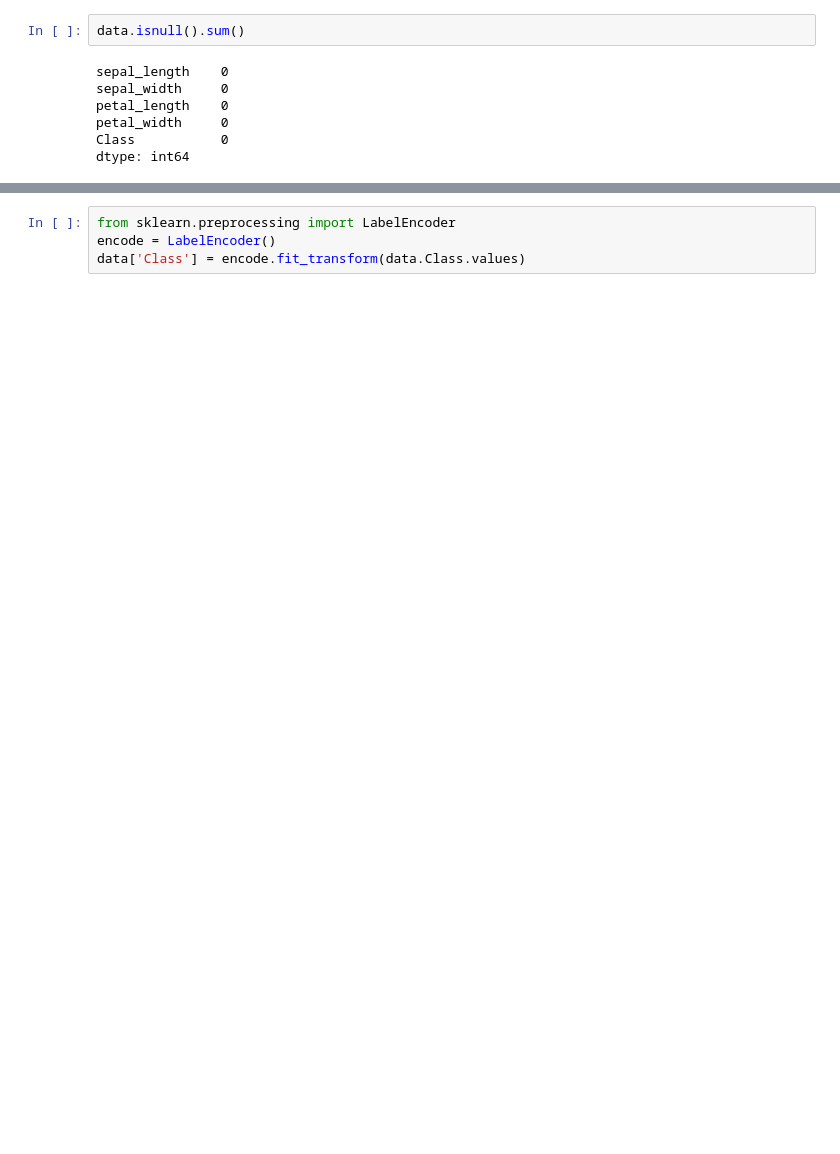
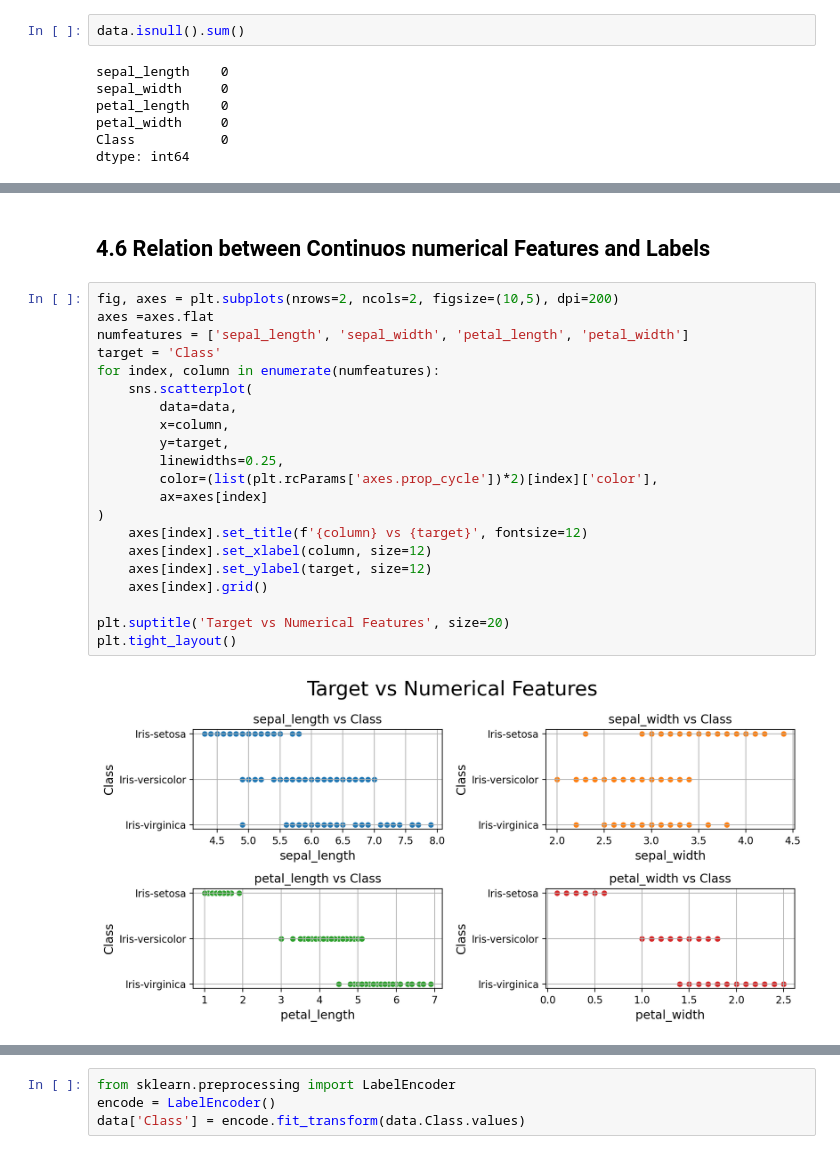
Before and after one commit to SwagAbyss/SwagML, a Jupyter notebook: Projects/iris/Iris_species_prediction.ipynb, the cells around one changed output, grey strips where cells are left out. Drawn from its saved outputs; the diff is of its cells as text; blank space fills up the shorter version.

```diff
--- a/Projects/iris/Iris_species_prediction.ipynb
+++ b/Projects/iris/Iris_species_prediction.ipynb
@@ -154,0 +142,25 @@ sns.countplot(data=data, x='Class')
+# %% [markdown]
+## __4.6 Relation between Continuos numerical Features and Labels__
+# %%
+fig, axes = plt.subplots(nrows=2, ncols=2, figsize=(10,5), dpi=200)
+axes =axes.flat
+numfeatures = ['sepal_length', 'sepal_width', 'petal_length', 'petal_width']
+target = 'Class'
+for index, column in enumerate(numfeatures):
+    sns.scatterplot(
+        data=data,
+        x=column,
+        y=target,
+        linewidths=0.25,
+        color=(list(plt.rcParams['axes.prop_cycle'])*2)[index]['color'],
+        ax=axes[index]
+)
+    axes[index].set_title(f'{column} vs {target}', fontsize=12)
+    axes[index].set_xlabel(column, size=12)
+    axes[index].set_ylabel(target, size=12)
+    axes[index].grid()
+
+plt.suptitle('Target vs Numerical Features', size=20)
+plt.tight_layout()
+# %% [output]
+[figure, added]
```
Also changed, not shown: parts of 56 cells of this notebook.
